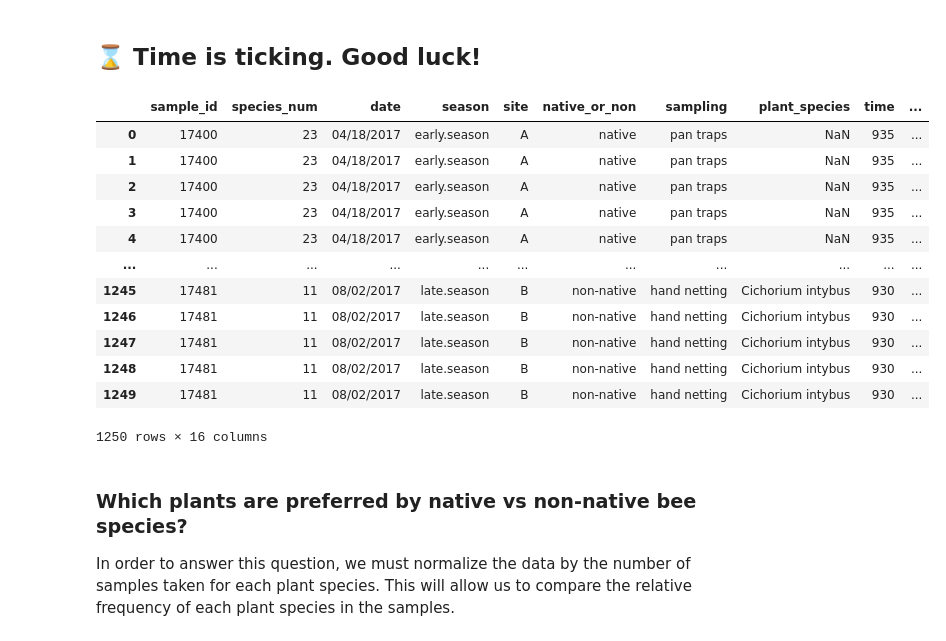
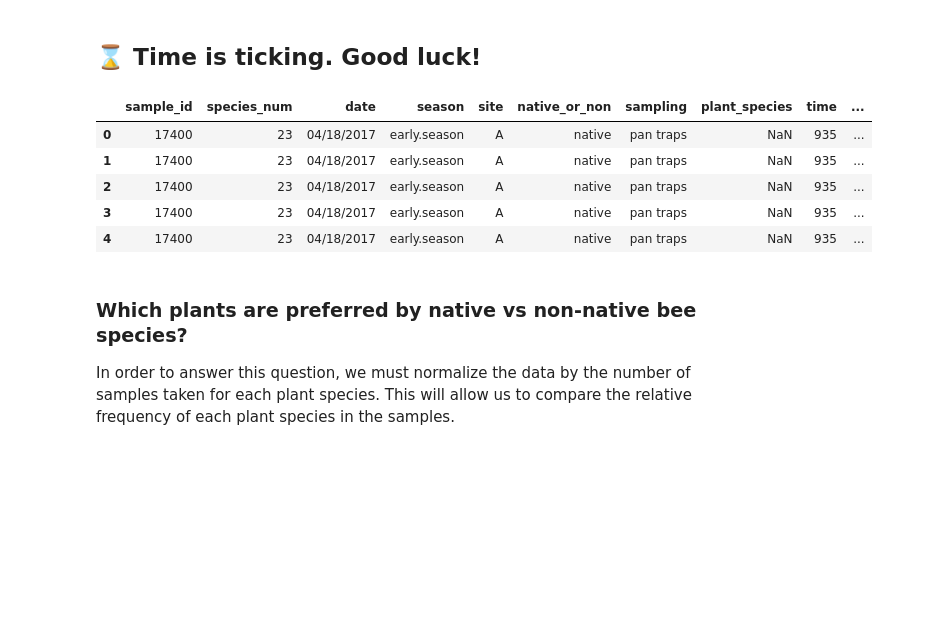
Before and after one commit to ccdarvin/competitions, a Jupyter notebook: datacamp/Bee friendly plants/notebook.ipynb, the cells around one changed output. Cells and saved outputs as stored; diff of their text form; code cells hidden in the pictures; blank space fills up the shorter version.

```diff
--- a/datacamp/Bee friendly plants/notebook.ipynb
+++ b/datacamp/Bee friendly plants/notebook.ipynb
@@ -53,22 +53,15 @@ The winners will receive DataCamp merchandise.
 # %%
 import pandas as pd
 
 data = pd.read_csv("data/plants_and_bees.csv")
-data
+data.head()
 # %% [output]
 |  | sample_id | species_num | date | season | site | native_or_non | sampling | plant_species | time | ... |
 | 0 | 17400 | 23 | 04/18/2017 | early.season | A | native | pan traps | NaN | 935 | ... |
 | 1 | 17400 | 23 | 04/18/2017 | early.season | A | native | pan traps | NaN | 935 | ... |
 | 2 | 17400 | 23 | 04/18/2017 | early.season | A | native | pan traps | NaN | 935 | ... |
 | 3 | 17400 | 23 | 04/18/2017 | early.season | A | native | pan traps | NaN | 935 | ... |
 | 4 | 17400 | 23 | 04/18/2017 | early.season | A | native | pan traps | NaN | 935 | ... |
-| ... | ... | ... | ... | ... | ... | ... | ... | ... | ... | ... |
-| 1245 | 17481 | 11 | 08/02/2017 | late.season | B | non-native | hand netting | Cichorium intybus | 930 | ... |
-| 1246 | 17481 | 11 | 08/02/2017 | late.season | B | non-native | hand netting | Cichorium intybus | 930 | ... |
-| 1247 | 17481 | 11 | 08/02/2017 | late.season | B | non-native | hand netting | Cichorium intybus | 930 | ... |
-| 1248 | 17481 | 11 | 08/02/2017 | late.season | B | non-native | hand netting | Cichorium intybus | 930 | ... |
-| 1249 | 17481 | 11 | 08/02/2017 | late.season | B | non-native | hand netting | Cichorium intybus | 930 | ... |
-1250 rows × 16 columns
 # %% [markdown]
 ### Which plants are preferred by native vs non-native bee species?
 
```
Also changed, not shown: parts of 4 cells of this notebook.
